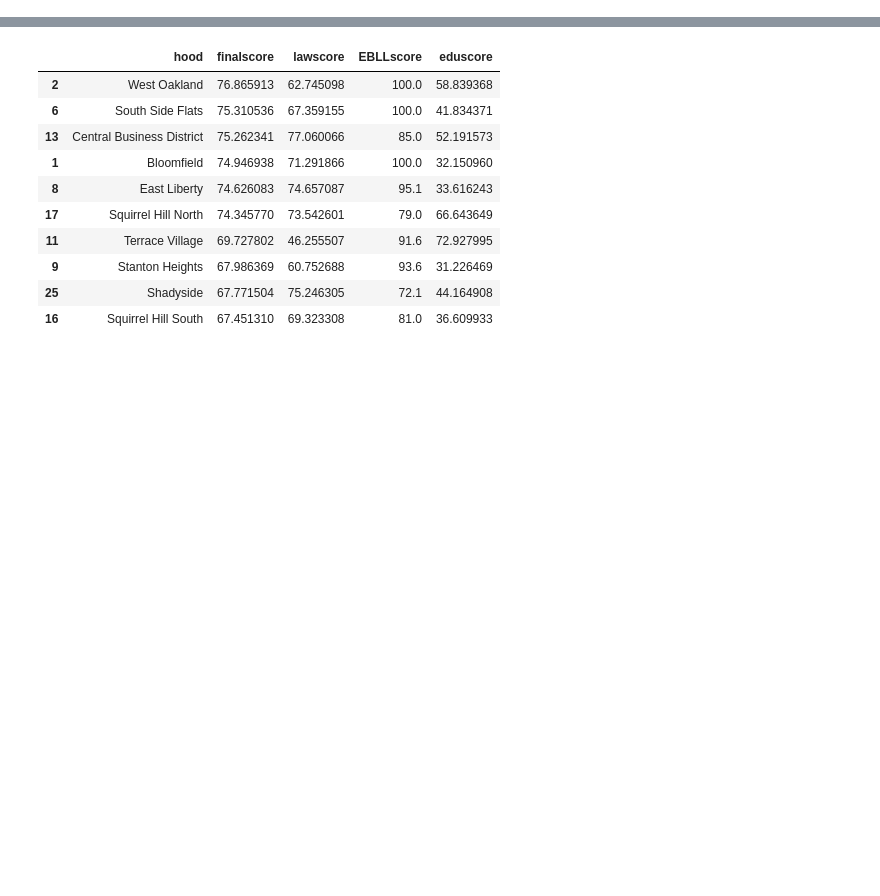
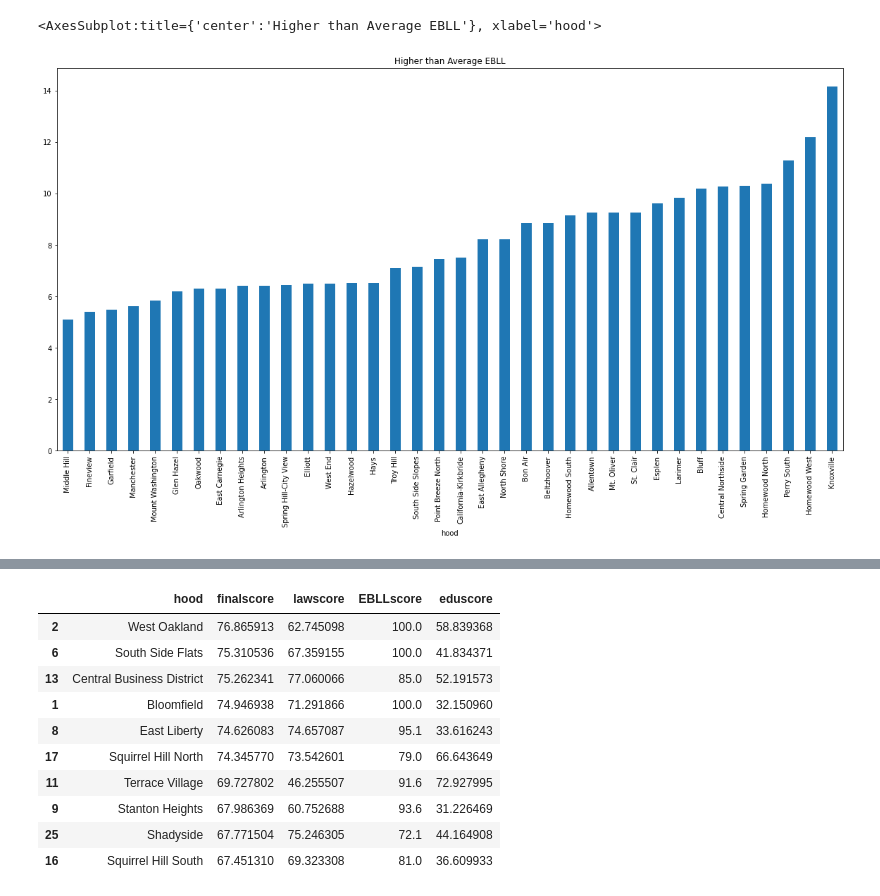
Before and after one commit to neffers/pittsburgh-neighborhood-analysis, a Jupyter notebook: combined-analysis.ipynb, the cells around one changed output, grey strips where cells are left out. Saved outputs shown, nothing was run; the diff lists cells and outputs as text; code cells hidden in the pictures; blank space fills up the shorter version.

```diff
--- a/combined-analysis.ipynb
+++ b/combined-analysis.ipynb
@@ -22,0 +49,16 @@ EBLLscored = scored[['hood','EBLLscore']]
+# %%
+ezview = ellnb[['hood','percentEBLL15_20']].dropna().sort_values('percentEBLL15_20')
+mean = ezview['percentEBLL15_20'].mean()
+stddev = ezview['percentEBLL15_20'].std()
+higher_than_avg = ezview['percentEBLL15_20'] > mean
+ezview[higher_than_avg].plot(kind='bar',
+                             x='hood',
+                             y='percentEBLL15_20',
+                             figsize=(20,10),
+                             #xlabel='Neighborhood',
+                             #ylabel='EBLL rate in tested children',
+                             legend=False,
+                             title='Higher than Average EBLL')
+# %% [output]
+<AxesSubplot:title={'center':'Higher than Average EBLL'}, xlabel='hood'>
+[figure, added]
```
Also changed, not shown: parts of 13 cells of this notebook, 1 other file.
